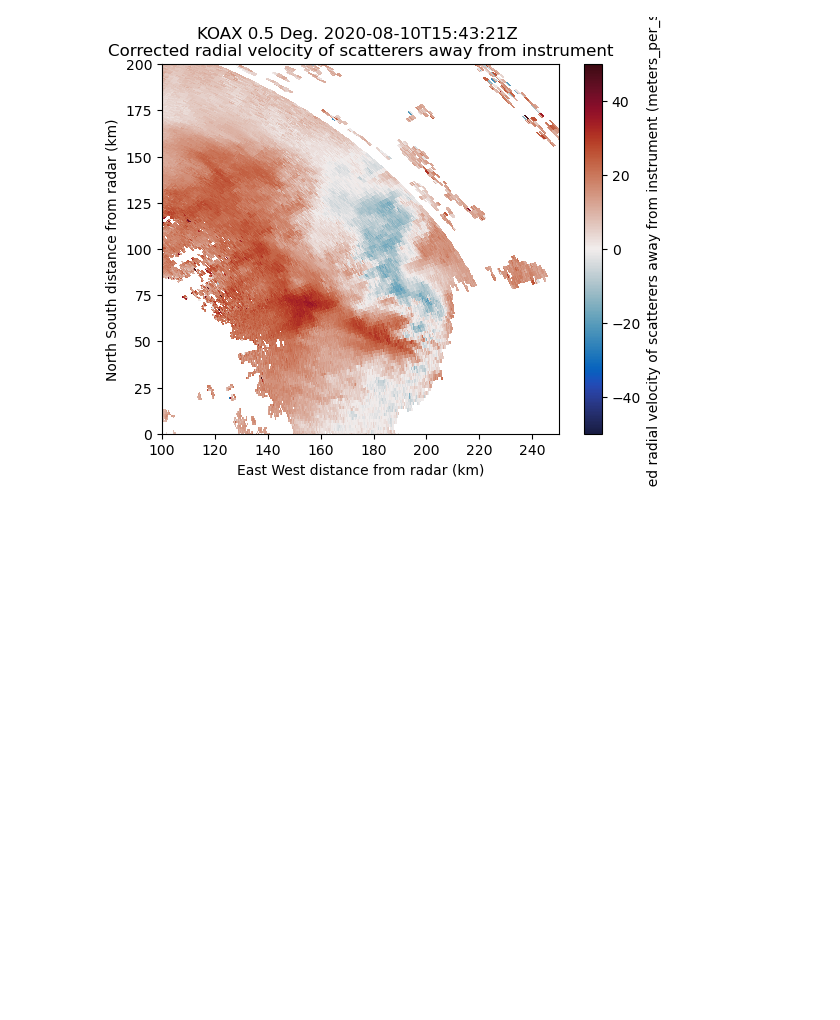
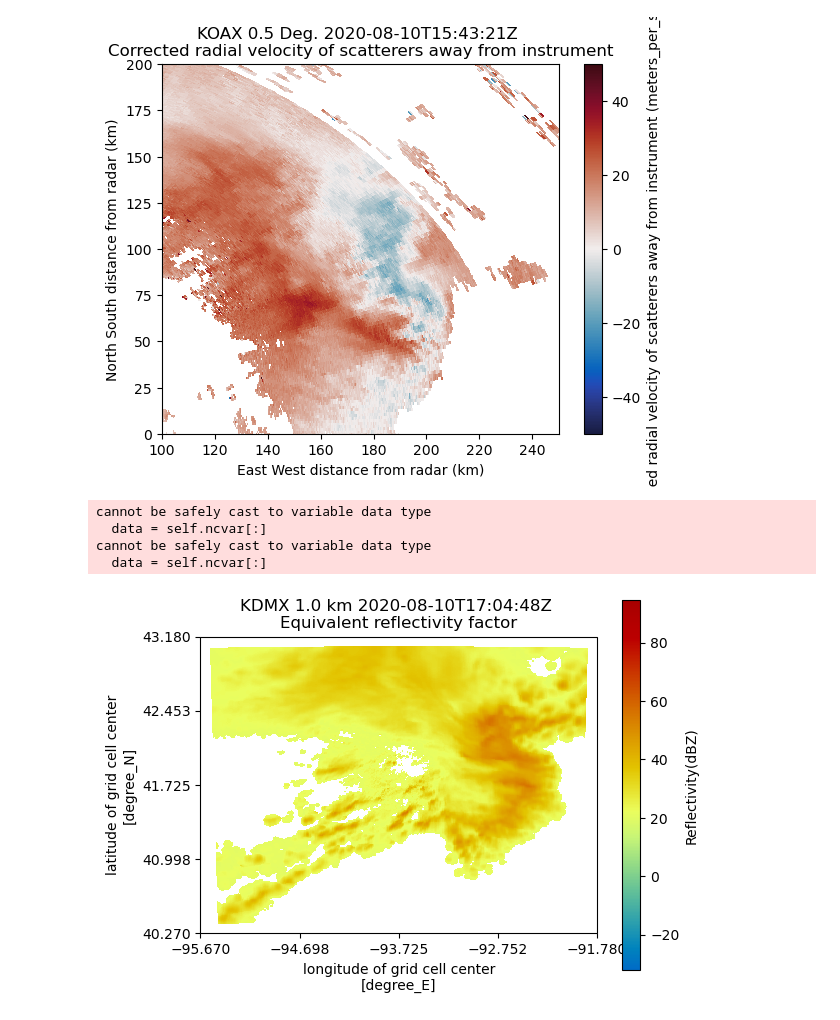
Before and after one commit to rcjackson/earnest, a Jupyter notebook: notebooks/Earnest_radar_processing.ipynb, the cells around one changed output. Saved outputs shown, nothing was run; the diff lists cells and outputs as text; code cells hidden in the pictures; blank space fills up the shorter version.

Commit message:
ADD: First radar processing notebook

```diff
--- a/notebooks/Earnest_radar_processing.ipynb
+++ b/notebooks/Earnest_radar_processing.ipynb
@@ -80,3 +81,26 @@ plt.ylim([0, 200])
 # %% [output]
 (0.0, 200.0)
 [figure]
+# %%
+DMX = pyart.io.read('/Users/rjackson/earnest/data/KDMX20200810_170448_V06.nc')
+DMX2 = pyart.io.read('/Users/rjackson/earnest/data/KDMX20200810_171119_V06.nc')
+# %% [output]
+cannot be safely cast to variable data type
+  data = self.ncvar[:]
+cannot be safely cast to variable data type
+  data = self.ncvar[:]
+# %%
+spec = (31, 301, 301)
+z_limits = (0, 15000.)
+x_limits = (-150000., 150000.)
+y_limits = (-150000., 150000.)
+
+DMX.fields['reflectivity']['data'] = np.ma.masked_where(DMX.fields['reflectivity']['data'] < 20, DMX.fields['reflectivity']['data'])
+DMX2.fields['reflectivity']['data'] = np.ma.masked_where(DMX.fields['reflectivity']['data'] < 20, DMX.fields['reflectivity']['data'])
+grid_DMX = pyart.map.grid_from_radars(DMX, grid_shape=spec, grid_limits=(z_limits, y_limits, x_limits), fields=['reflectivity'])
+grid_DMX2 = pyart.map.grid_from_radars(DMX2, grid_shape=spec, grid_limits=(z_limits, y_limits, x_limits), fields=['reflectivity'])
+# %%
+disp = pyart.graph.GridMapDisplay(grid_DMX)
+disp.plot_grid('reflectivity', 2)
+# %% [output]
+[figure, added]
```
Also changed, not shown: parts of 10 cells of this notebook.
